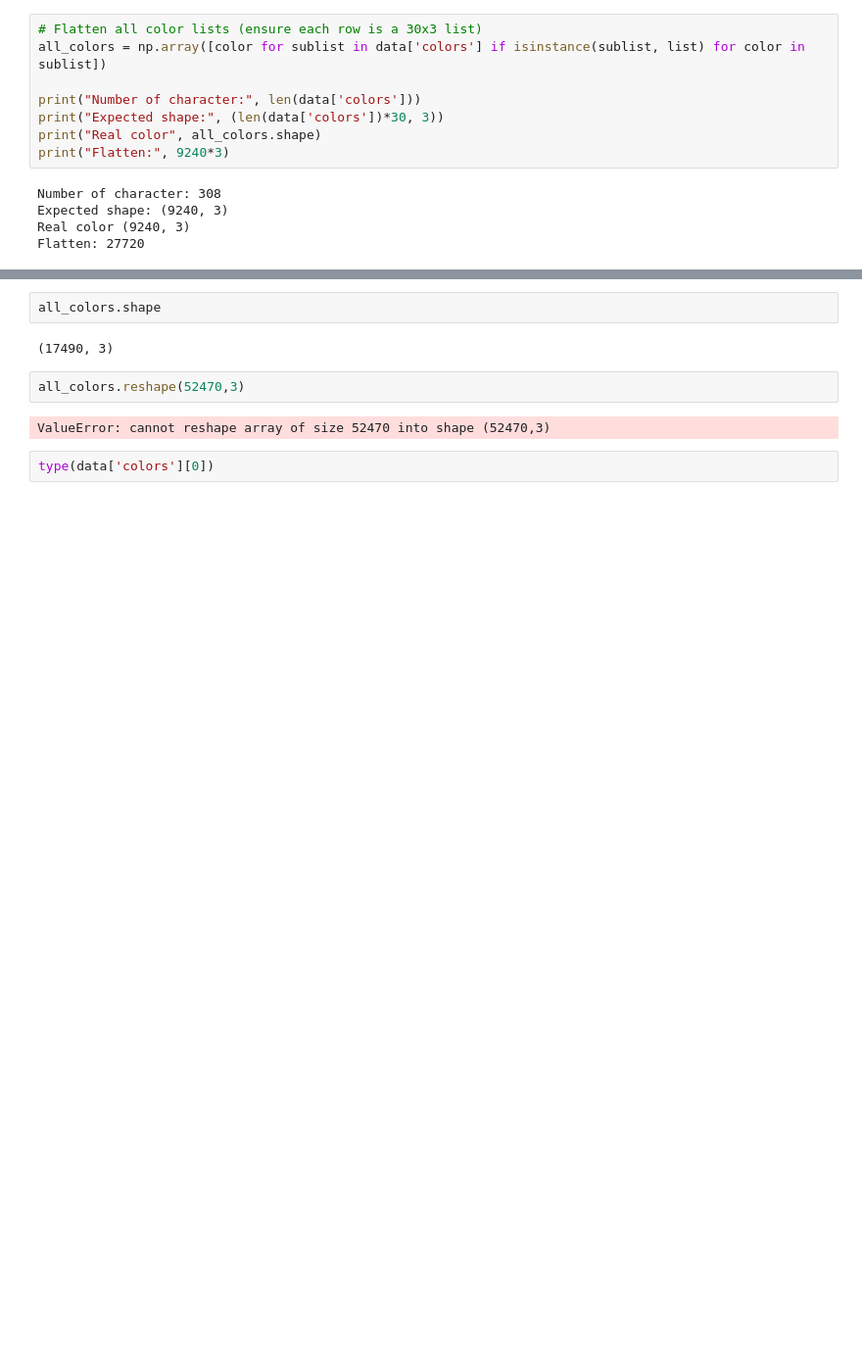
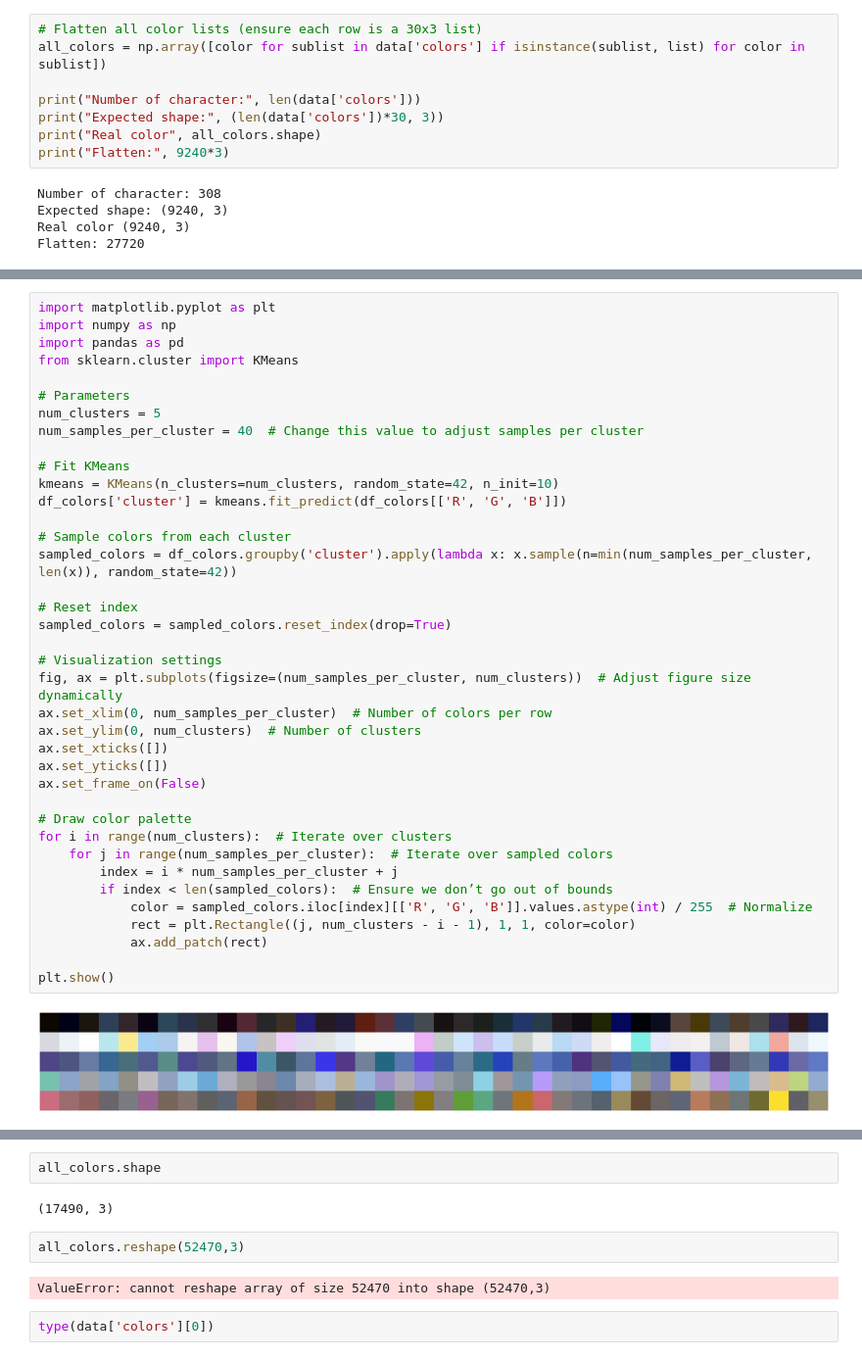
Before and after one commit to MarcoAlandAdinanda/Deep_Anime_Color_Palette_Analysis, a Jupyter notebook: getMostUsed.ipynb, the cells around one changed output, grey strips where cells are left out. Shown at 98% size. Cells and saved outputs as stored; diff of their text form; blank space fills up the shorter version.

```diff
--- a/getMostUsed.ipynb
+++ b/getMostUsed.ipynb
@@ -64,0 +75,40 @@ array([2, 1, 1, ..., 6, 2, 2], shape=(9240,), dtype=int32)
+# %%
+import matplotlib.pyplot as plt
+import numpy as np
+import pandas as pd
+from sklearn.cluster import KMeans
+
+# Parameters
+num_clusters = 5
+num_samples_per_cluster = 40  # Change this value to adjust samples per cluster
+
+# Fit KMeans
+kmeans = KMeans(n_clusters=num_clusters, random_state=42, n_init=10)
+df_colors['cluster'] = kmeans.fit_predict(df_colors[['R', 'G', 'B']])
+
+# Sample colors from each cluster
+sampled_colors = df_colors.groupby('cluster').apply(lambda x: x.sample(n=min(num_samples_per_cluster, len(x)), random_state=42))
+
+# Reset index
+sampled_colors = sampled_colors.reset_index(drop=True)
+
+# Visualization settings
+fig, ax = plt.subplots(figsize=(num_samples_per_cluster, num_clusters))  # Adjust figure size dynamically
+ax.set_xlim(0, num_samples_per_cluster)  # Number of colors per row
+ax.set_ylim(0, num_clusters)  # Number of clusters
+ax.set_xticks([])
+ax.set_yticks([])
+ax.set_frame_on(False)
+
+# Draw color palette
+for i in range(num_clusters):  # Iterate over clusters
+    for j in range(num_samples_per_cluster):  # Iterate over sampled colors
+        index = i * num_samples_per_cluster + j
+        if index < len(sampled_colors):  # Ensure we don’t go out of bounds
+            color = sampled_colors.iloc[index][['R', 'G', 'B']].values.astype(int) / 255  # Normalize
+            rect = plt.Rectangle((j, num_clusters - i - 1), 1, 1, color=color)
+            ax.add_patch(rect)
+
+plt.show()
+# %% [output]
+[figure, added]
```
Also changed, not shown: parts of 5 cells of this notebook.
